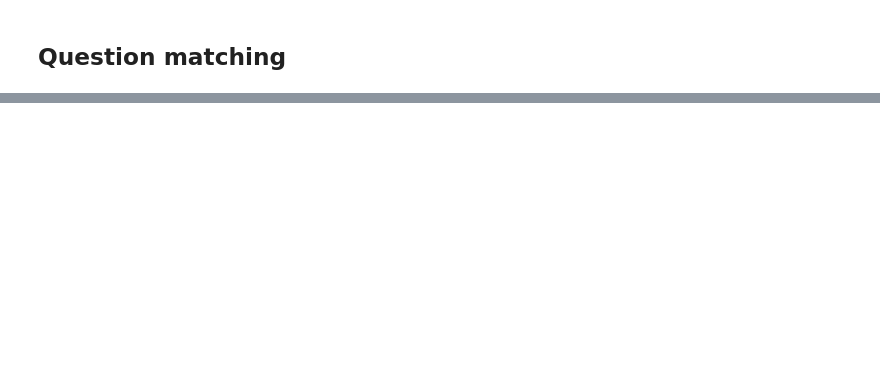
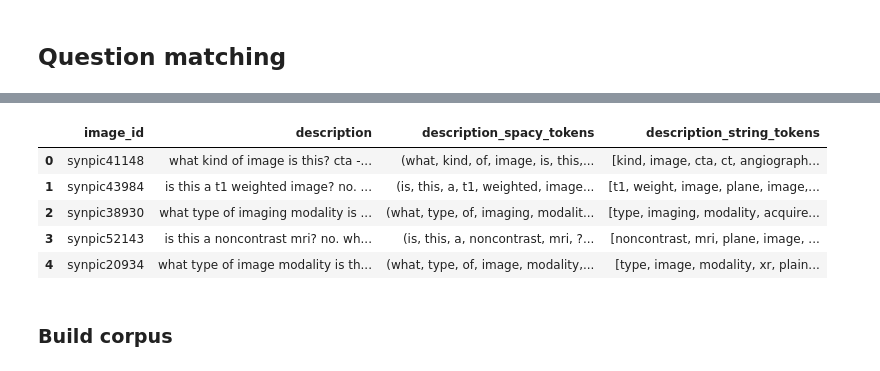
Before and after one commit to skupsala/VQA-Med-2019-project, a Jupyter notebook: notebooks/skupsala.ipynb, the cells around one changed output, grey strips where cells are left out. Saved outputs shown, nothing was run; the diff lists cells and outputs as text; code cells hidden in the pictures; blank space fills up the shorter version.

Commit message:
Implement description generation, count vectorizer and tfidf vectorizer

```diff
--- a/notebooks/skupsala.ipynb
+++ b/notebooks/skupsala.ipynb
@@ -223,0 +240,2 @@ query_matching_df.head(10)
+# %%
+df['description'] = df.groupby(['image_id'])['qa'].transform(lambda x : '. '.join(x))
@@ -223,0 +246,3 @@ query_matching_df.head(10)
+# %%
+simple_df = df[['image_id', 'description']].drop_duplicates(subset=['image_id'])
+simple_df.head(5)
@@ -223,0 +256,15 @@ query_matching_df.head(10)
+# %%
+simple_df['description_spacy_tokens'] = simple_df['description'].apply(lambda x: nlp(x))
+# %%
+simple_df['description_string_tokens'] = simple_df['description_spacy_tokens'].apply(lambda tokens: [token.lemma_ for token in tokens if not token.is_stop and not token.is_punct])
+# %%
+simple_df.head()
+# %% [output]
+|  | image_id | description | description_spacy_tokens | description_string_tokens |
+| 0 | synpic41148 | what kind of image is this? cta -... | (what, kind, of, image, is, this,... | [kind, image, cta, ct, angiograph... |
+| 1 | synpic43984 | is this a t1 weighted image? no. ... | (is, this, a, t1, weighted, image... | [t1, weight, image, plane, image,... |
+| 2 | synpic38930 | what type of imaging modality is ... | (what, type, of, imaging, modalit... | [type, imaging, modality, acquire... |
+| 3 | synpic52143 | is this a noncontrast mri? no. wh... | (is, this, a, noncontrast, mri, ?... | [noncontrast, mri, plane, image, ... |
+| 4 | synpic20934 | what type of image modality is th... | (what, type, of, image, modality,... | [type, image, modality, xr, plain... |
+# %% [markdown]
+### Build corpus
```
Also changed, not shown: parts of 26 cells of this notebook, 1 other file.
